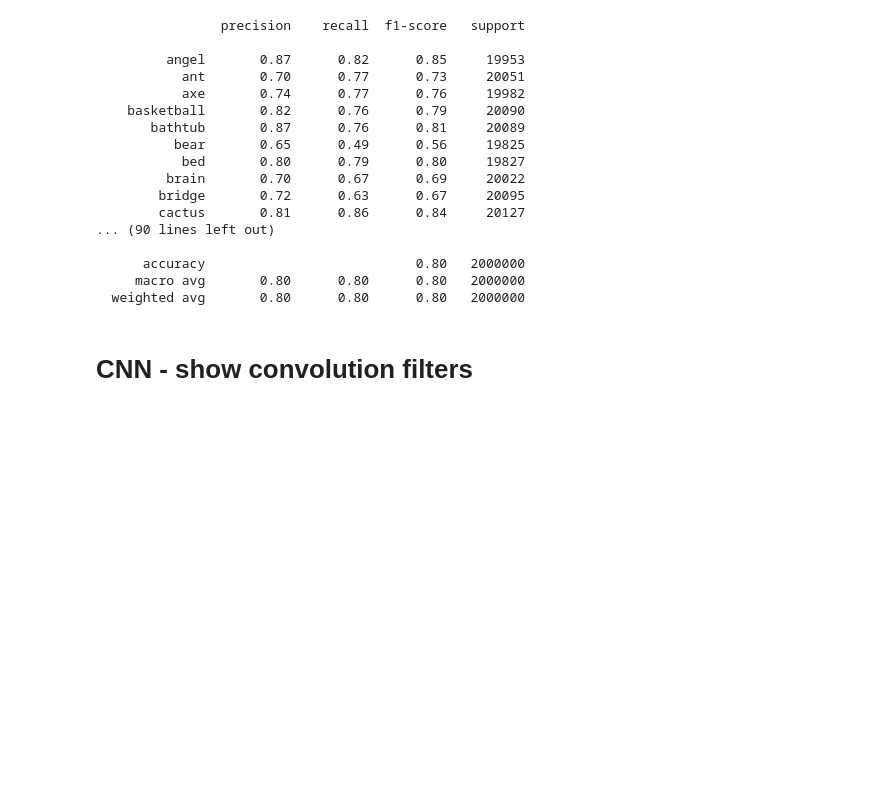
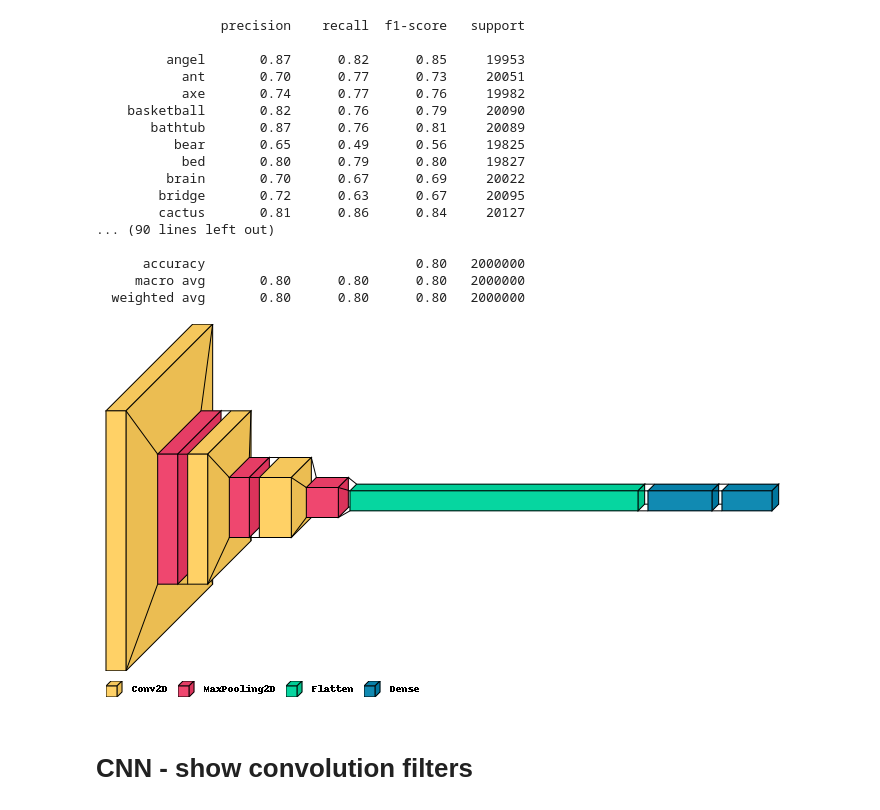
Before and after one commit to Sythak/deepdraw, a Jupyter notebook: notebooks/Show_Convolution.ipynb, the cells around one changed output. Cells and saved outputs as stored; diff of their text form; code cells hidden in the pictures; blank space fills up the shorter version.

```diff
--- a/notebooks/Show_Convolution.ipynb
+++ b/notebooks/Show_Convolution.ipynb
@@ -298,6 +316,10 @@ print(classification_report(y, pred_y, target_names = class_names))
       accuracy                           0.80   2000000
      macro avg       0.80      0.80      0.80   2000000
   weighted avg       0.80      0.80      0.80   2000000
+# %%
+visualkeras.layered_view(model, legend= True, scale_z= 0.5, scale_xy= 10)
+# %% [output]
+[figure, added]
 # %% [markdown]
 # CNN - show convolution filters
 # %%
```
Also changed, not shown: parts of 3 cells of this notebook.
